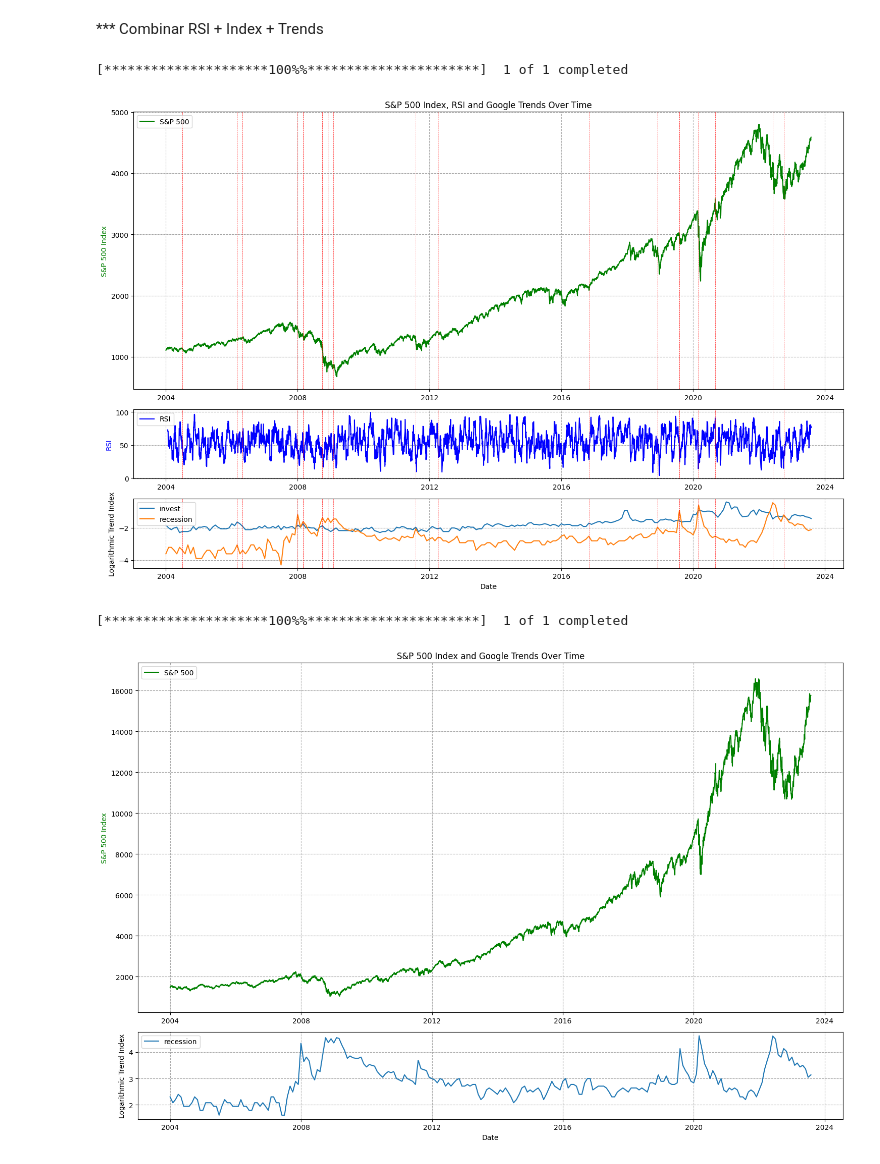
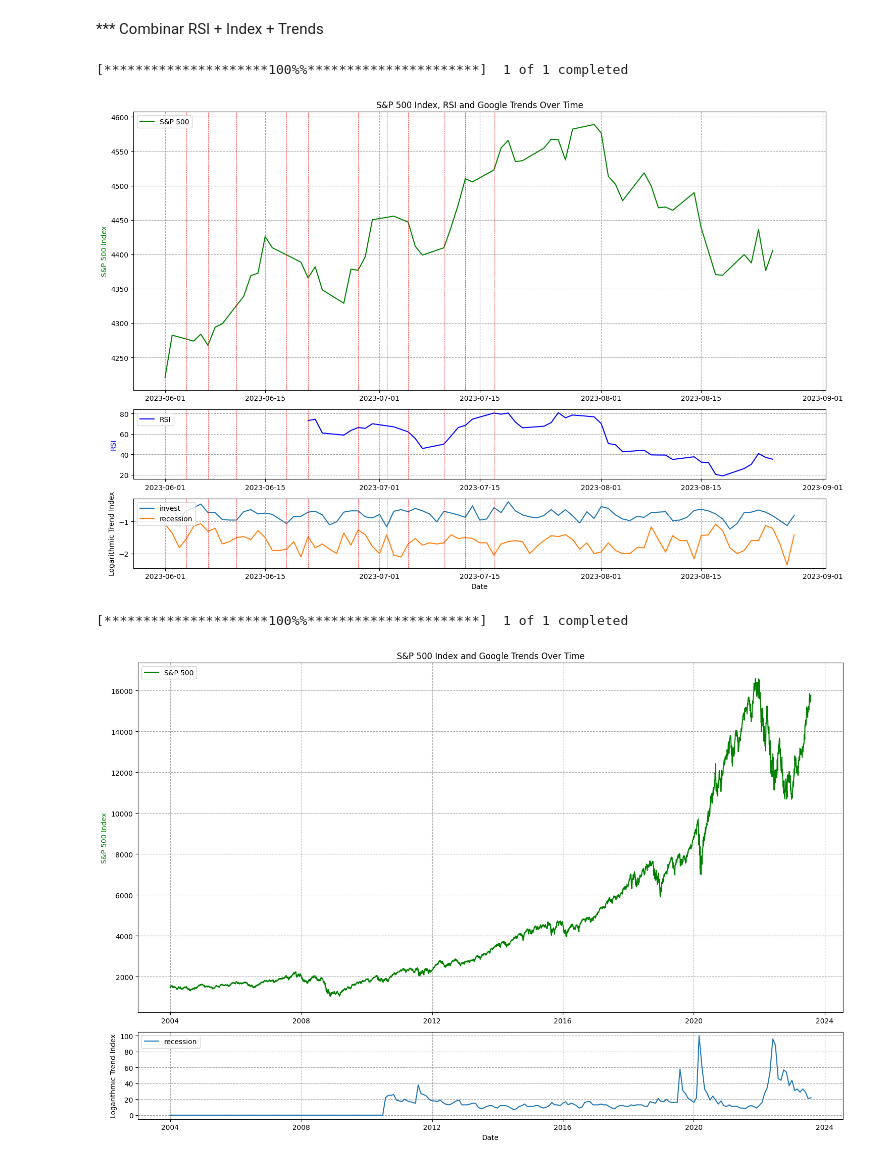
Before and after one commit to luisgdelafuente/google-trends, a Jupyter notebook: the R index.ipynb, the cells around one changed output. Cells and saved outputs as stored; diff of their text form; code cells hidden in the pictures.

```diff
--- a/the R index.ipynb
+++ b/the R index.ipynb
@@ -7,10 +7,10 @@ import matplotlib.pyplot as plt
 pytrends = TrendReq()
 
 # Set the keywords to search for
-keywords = ["recession", "crisis", "loan"]
+keywords = ["recession", "crisis"]
 
 # Set the timeframe for the search to the past 10 years
-timeframe = "all"
+timeframe = "today 12-m"
 
 # Build the payload with the keywords and timeframe
 pytrends.build_payload(kw_list=keywords, timeframe=timeframe)
@@ -53,36 +54,0 @@ date
-# %%
-import yfinance as yf
-
-def fetch_sp500_data(start_date, end_date):
-    """
-    Fetch the S&P 500 data from Yahoo Finance.
-    """
-    # Fetch the S&P 500 data
-    sp500 = yf.download('^GSPC', start=start_date, end=end_date)
-
-    return sp500
-
-# Fetch the S&P 500 data for the last 5 years
-sp500_data = fetch_sp500_data(interest_over_time.index.min(), interest_over_time.index.max())
-
-# Plot the Google Trends data
-plt.figure(figsize=(15, 7))
-for keyword in keywords:
-    plt.plot(interest_over_time.index, interest_over_time[keyword], label=keyword)
-
-# Create a twin axis for the S&P 500 data
-ax2 = plt.gca().twinx()
-ax2.plot(sp500_data.index, sp500_data["Close"], 'g-', label="S&P 500")
-ax2.set_ylabel('S&P 500 Index', color='g')
-
-# Set labels, title, legend, etc.
-plt.title('Google Trends and S&P 500 Index Over Time')
-plt.xlabel('Date')
-plt.ylabel('Trend Index')
-plt.legend(loc="upper left")
-plt.grid(True, which="both", ls="--", c='0.65')
-plt.tight_layout()
-plt.show()
-
-# Return the Google Trends data for reference
-interest_over_time
@@ -119,7 +68,7 @@ pytrends = TrendReq()
 keywords = ["invest", "recession"]
 
 # Set the timeframe for the search to the past 5 years
-timeframe = "all"
+timeframe = "today 3-m"
 
 # Build the payload with the keywords and timeframe
 pytrends.build_payload(kw_list=keywords, timeframe=timeframe, geo="US-CA")
@@ -162,34 +111,34 @@ ax1.grid(True, which="both", ls="--", c='0.65')
 
 # Plot RSI data on the middle subplot
 ax3 = plt.subplot(gs[1], sharex=ax1)
 ax3.plot(rsi_data.index, rsi_data, 'b-', label="RSI")
 ax3.set_ylabel('RSI', color='b')
 ax3.legend(loc="upper left")
 ax3.grid(True, which="both", ls="--", c='0.65')
 
 # Plot Google Trends data on the bottom subplot
 ax2 = plt.subplot(gs[2], sharex=ax1)
 for keyword in keywords:
     ax2.plot(interest_over_time.index, interest_over_time[keyword], label=keyword)
 
 # Add thin red vertical lines at local maxima
 for date, is_max in zip(interest_over_time.index, local_maxima):
     if is_max:
         ax1.axvline(date, color='r', linestyle='--', linewidth=0.5)
         ax2.axvline(date, color='r', linestyle='--', linewidth=0.5)
         ax3.axvline(date, color='r', linestyle='--', linewidth=0.5, label='Local Max')
 
 ax2.set_xlabel('Date')
 ax2.set_ylabel('Logarithmic Trend Index')
 ax2.legend(loc="upper left")
 ax2.grid(True, which="both", ls="--", c='0.65')
 
 # Adjust the layout
 plt.tight_layout()
 plt.show()
 # %% [output]
 [*********************100%%**********************]  1 of 1 completed
-[figure, old version]
+[figure, new version]
 # %%
 import pytrends as pt
 from pytrends.request import TrendReq
@@ -214,8 +163,8 @@ pytrends.build_payload(kw_list=keywords, timeframe=timeframe)
 interest_over_time = pytrends.interest_over_time()
 
 # Convert the Trends data to logarithmic scale
-for keyword in keywords:
-    interest_over_time[keyword] = np.log1p(interest_over_time[keyword])
+#for keyword in keywords:
+    #interest_over_time[keyword] = np.log1p(interest_over_time[keyword])
 
 # Fetch the S&P 500 data for the duration
 sp500_data = yf.download('^NDX', start=interest_over_time.index.min(), end=interest_over_time.index.max())
@@ -246,7 +195,7 @@ plt.tight_layout()
 plt.show()
 # %% [output]
 [*********************100%%**********************]  1 of 1 completed
-[figure, old version]
+[figure, new version]
 # %%
 import pytrends as pt
 from pytrends.request import TrendReq
```
Also changed, not shown: parts of 3 cells of this notebook, 1 other file.
